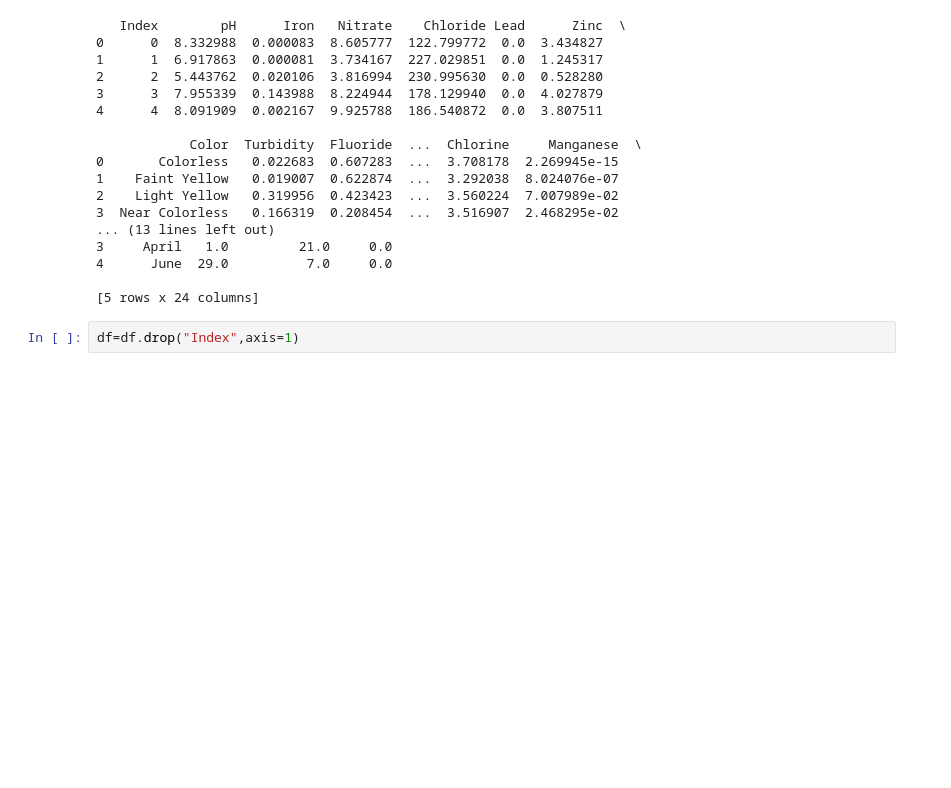
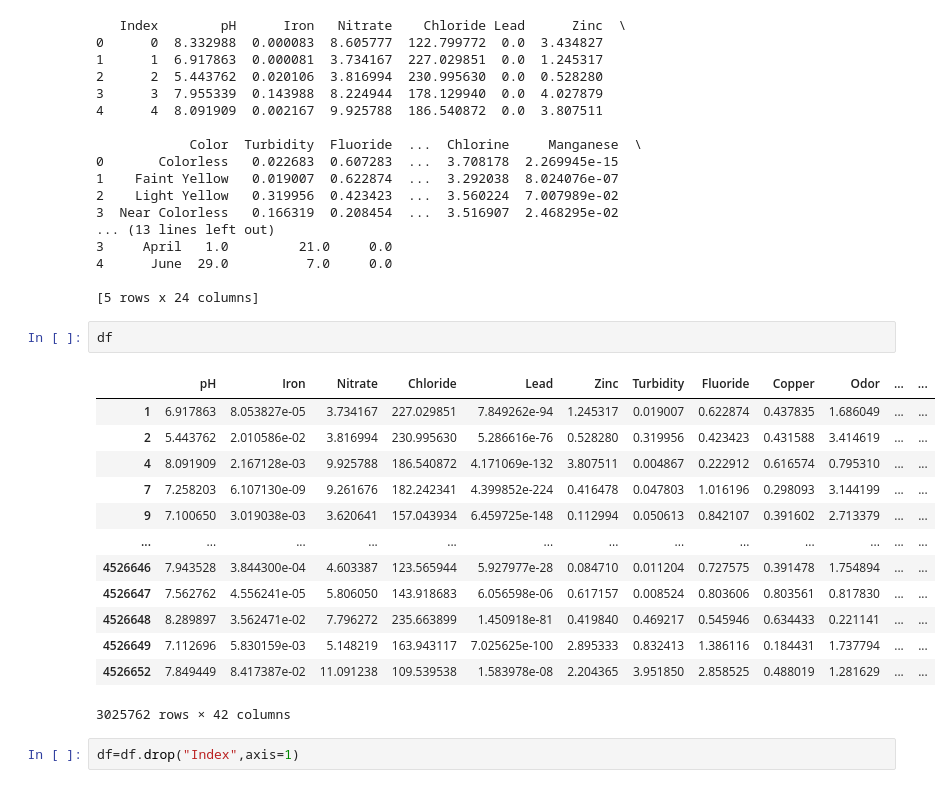
Before and after one commit to TanjiEvan/Python, a Jupyter notebook: Thesis/task1.ipynb, the cells around one changed output. Saved outputs shown, nothing was run; the diff lists cells and outputs as text; blank space fills up the shorter version.

```diff
--- a/Thesis/task1.ipynb
+++ b/Thesis/task1.ipynb
@@ -21,6 +21,22 @@ print(df.head())
 4      June  29.0          7.0     0.0
 
 [5 rows x 24 columns]
+# %%
+df
+# %% [output]
+|  | pH | Iron | Nitrate | Chloride | Lead | Zinc | Turbidity | Fluoride | Copper | Odor | ... | ... |
+| 1 | 6.917863 | 8.053827e-05 | 3.734167 | 227.029851 | 7.849262e-94 | 1.245317 | 0.019007 | 0.622874 | 0.437835 | 1.686049 | ... | ... |
+| 2 | 5.443762 | 2.010586e-02 | 3.816994 | 230.995630 | 5.286616e-76 | 0.528280 | 0.319956 | 0.423423 | 0.431588 | 3.414619 | ... | ... |
+| 4 | 8.091909 | 2.167128e-03 | 9.925788 | 186.540872 | 4.171069e-132 | 3.807511 | 0.004867 | 0.222912 | 0.616574 | 0.795310 | ... | ... |
+| 7 | 7.258203 | 6.107130e-09 | 9.261676 | 182.242341 | 4.399852e-224 | 0.416478 | 0.047803 | 1.016196 | 0.298093 | 3.144199 | ... | ... |
+| 9 | 7.100650 | 3.019038e-03 | 3.620641 | 157.043934 | 6.459725e-148 | 0.112994 | 0.050613 | 0.842107 | 0.391602 | 2.713379 | ... | ... |
+| ... | ... | ... | ... | ... | ... | ... | ... | ... | ... | ... | ... | ... |
+| 4526646 | 7.943528 | 3.844300e-04 | 4.603387 | 123.565944 | 5.927977e-28 | 0.084710 | 0.011204 | 0.727575 | 0.391478 | 1.754894 | ... | ... |
+| 4526647 | 7.562762 | 4.556241e-05 | 5.806050 | 143.918683 | 6.056598e-06 | 0.617157 | 0.008524 | 0.803606 | 0.803561 | 0.817830 | ... | ... |
+| 4526648 | 8.289897 | 3.562471e-02 | 7.796272 | 235.663899 | 1.450918e-81 | 0.419840 | 0.469217 | 0.545946 | 0.634433 | 0.221141 | ... | ... |
+| 4526649 | 7.112696 | 5.830159e-03 | 5.148219 | 163.943117 | 7.025625e-100 | 2.895333 | 0.832413 | 1.386116 | 0.184431 | 1.737794 | ... | ... |
+| 4526652 | 7.849449 | 8.417387e-02 | 11.091238 | 109.539538 | 1.583978e-08 | 2.204365 | 3.951850 | 2.858525 | 0.488019 | 1.281629 | ... | ... |
+3025762 rows × 42 columns
 # %%
 df=df.drop("Index",axis=1)
 # %%
```
Also changed, not shown: parts of 5 cells of this notebook.
